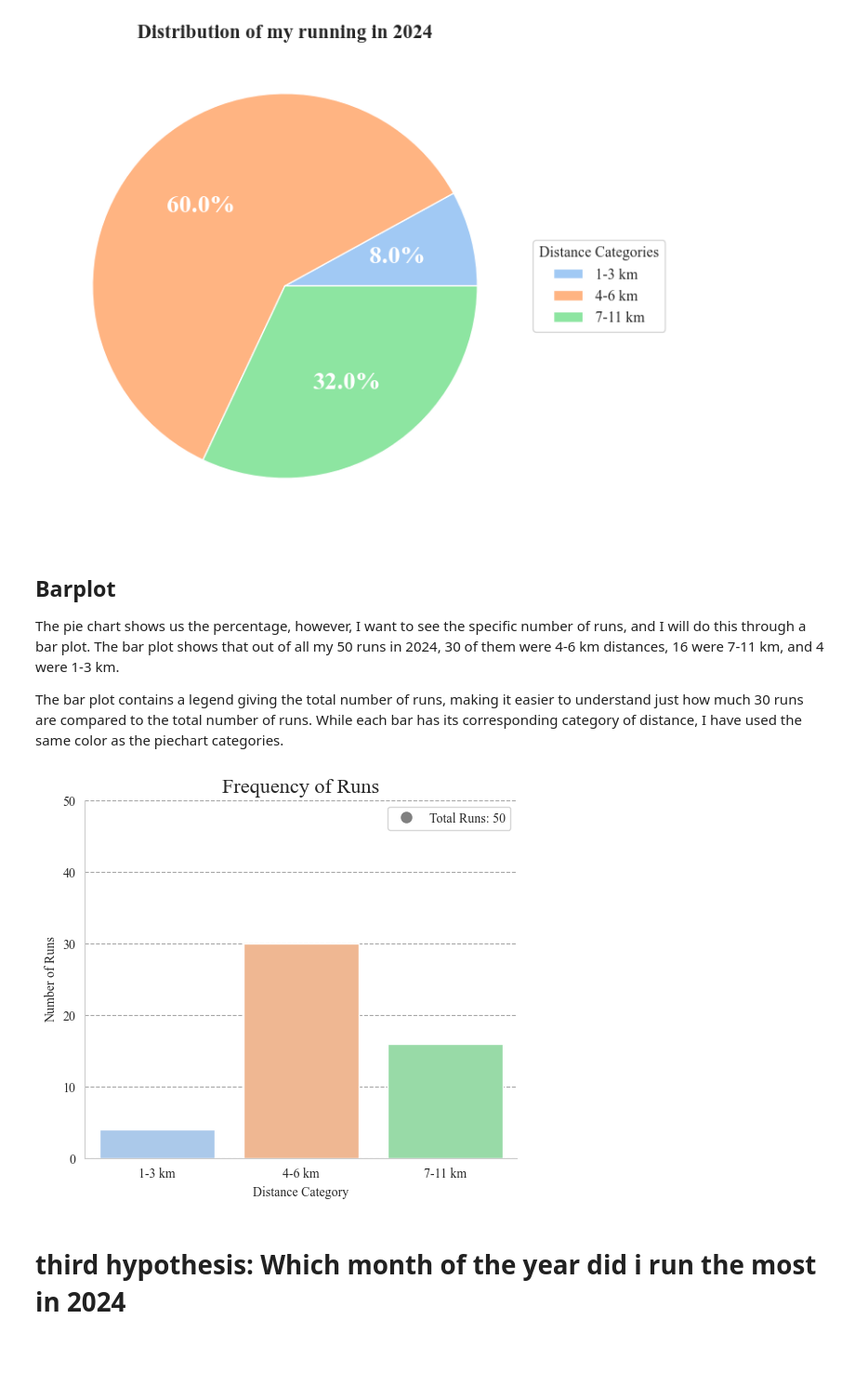
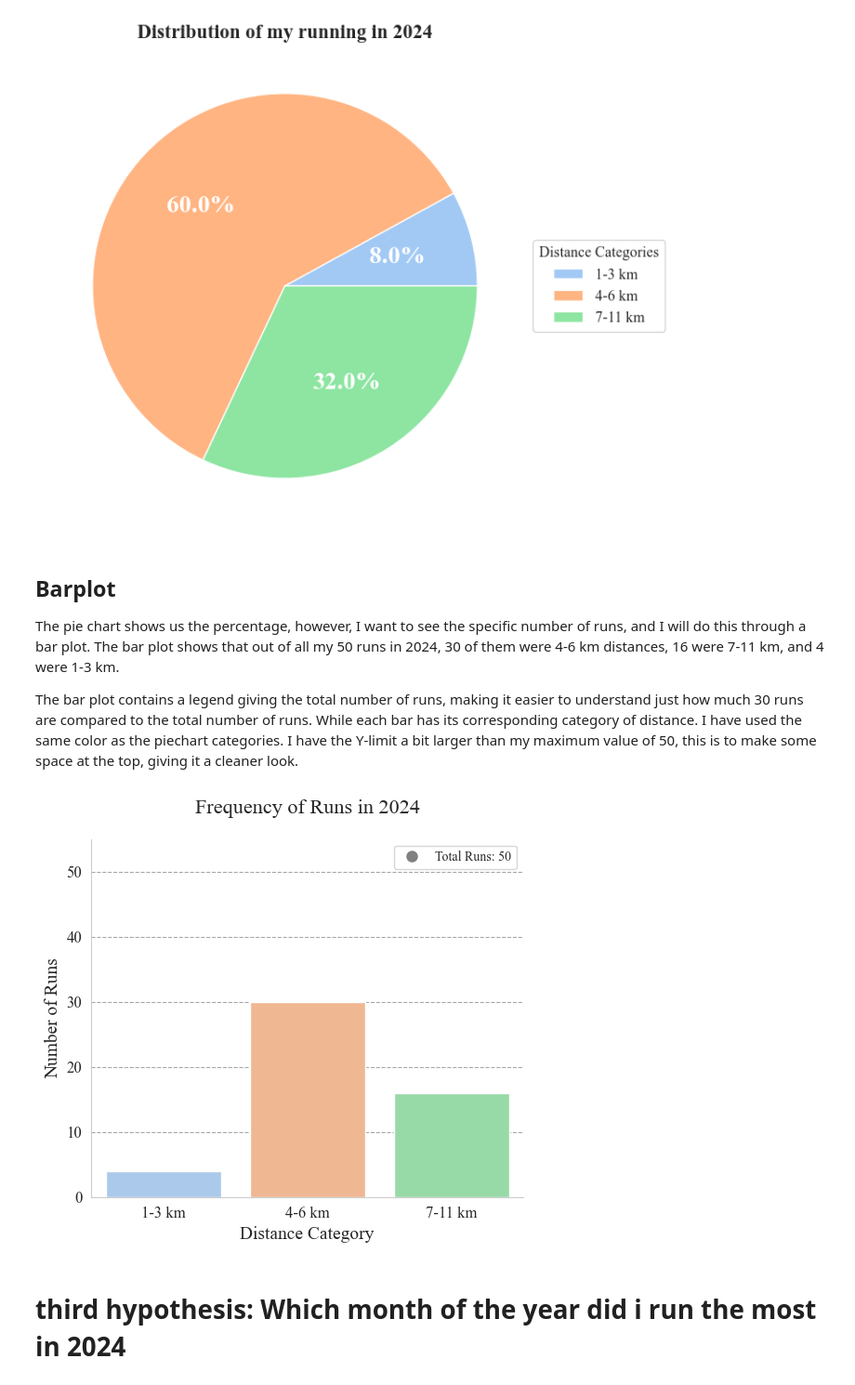
Before and after one commit to Kristine-jo/ExamPSY3035, a Jupyter notebook: Script/stravadata.ipynb, the cells around one changed output. Shown at 93% size. Drawn from its saved outputs; the diff is of its cells as text; code cells hidden in the pictures; blank space fills up the shorter version.

```diff
--- a/Script/stravadata.ipynb
+++ b/Script/stravadata.ipynb
@@ -343,7 +344,7 @@ plt.show()
 The pie chart shows us the percentage, however, I want to see the specific number of runs, and I will do this through a bar plot.
 The bar plot shows that out of all my 50 runs in 2024, 30 of them were 4-6 km distances, 16 were 7-11 km, and 4 were 1-3 km.
 
-The bar plot contains a legend giving the total number of runs, making it easier to understand just how much 30 runs are compared to the total number of runs. While each bar has its corresponding category of distance, I have used the same color as the piechart categories.
+The bar plot contains a legend giving the total number of runs, making it easier to understand just how much 30 runs are compared to the total number of runs. While each bar has its corresponding category of distance. I have used the same color as the piechart categories. I have the Y-limit a bit larger than my maximum value of 50, this is to make some space at the top, giving it a cleaner look.
 # %%
 # Set figure size
 plt.figure(figsize=(6, 5))
@@ -354,40 +355,40 @@ sns.barplot(
     y=category_counts.values,
     hue=category_counts.index,
     legend=False,
     palette=sns.color_palette("pastel", n_colors=len(category_counts))
 )
 
 # Calculate total runs
 total_runs = category_counts.sum()
 
 # Add the total runs as a label in the legend
 handles, labels = plt.gca().get_legend_handles_labels()
 
 # modify legend "Total Runs"
 handles.append(plt.Line2D([0], [0], marker='o', color='w', label=f"Total Runs: {total_runs}",
                           markerfacecolor='gray', markersize=10))
 labels.append(f"Total Runs: {total_runs}")
 
 # Customize the legend to only display total runs
 plt.legend(handles=handles, labels=labels, loc="upper right", title="",
            fontsize=12, title_fontsize=14, prop={'family': 'Times New Roman'})
 
 # Adding labels and title
-plt.xlabel("Distance Category", fontname="Times New Roman")
-plt.ylabel("Number of Runs", fontname="Times New Roman")
-plt.title("Frequency of Runs", fontname="Times New Roman", fontsize=16)
+plt.xlabel("Distance Category", fontname="Times New Roman", fontsize= 14)
+plt.ylabel("Number of Runs", fontname="Times New Roman", fontsize= 14)
+plt.title("Frequency of Runs in 2024", fontname="Times New Roman", fontsize=16, pad=20)
 
 # Customizing tick labels and grid
-plt.xticks(fontname="Times New Roman")
-plt.yticks(fontname="Times New Roman")
+plt.xticks(fontname="Times New Roman", fontsize= 12)
+plt.yticks(fontname="Times New Roman", fontsize= 12)
 plt.grid(axis='y', linestyle="--", alpha=0.7, color="gray")
-plt.ylim(0, 50) #goes up to 50 to represent all my runs
+plt.ylim(0, 55) #goes up to 50 to represent all my runs
 sns.despine(top=True, right=True)
 
 # Show the plot
 plt.show()
 # %% [output]
-[figure, old version]
+[figure, new version]
 # %% [markdown]
 # third hypothesis: Which month of the year did i run the most in 2024
 # %%
```
Also changed, not shown: parts of 6 cells of this notebook.
